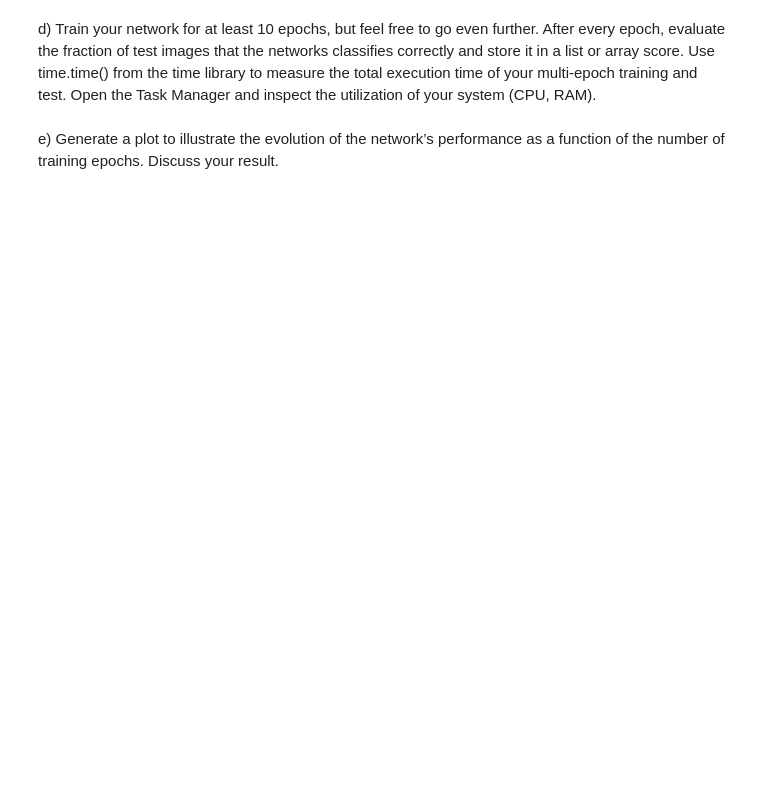
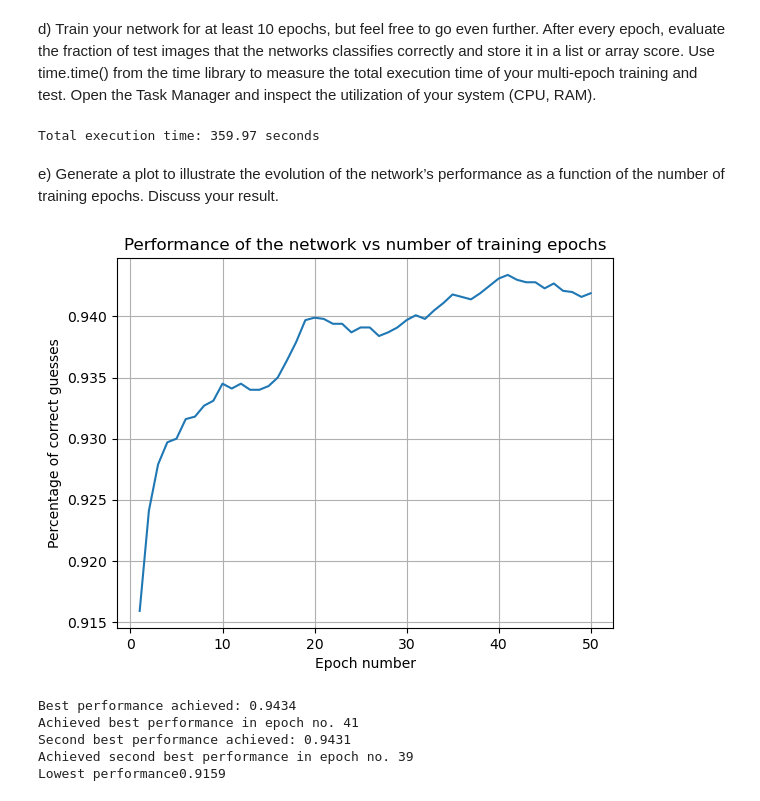
Before and after one commit to PaoAndreCM/neural-networks-labs, a Jupyter notebook: lab_8/Lab8_solution.ipynb, the cells around one changed output. Cells and saved outputs as stored; diff of their text form; code cells hidden in the pictures; blank space fills up the shorter version.

```diff
--- a/lab_8/Lab8_solution.ipynb
+++ b/lab_8/Lab8_solution.ipynb
@@ -9,9 +13,7 @@ nodes and a learning rate of 0.6.
 # %%
-from network import neuralNetwork as nn
-
-iNodes = 748
+iNodes = 784
 hNodes = 100
 oNodes = 10
 lRate = 0.6
 
-nn(iNodes, hNodes, oNodes, lRate)
+my_network = nn(iNodes, hNodes, oNodes, lRate)
@@ -40 +23,11 @@ for file in file_list:
+# %%
+import numpy as np
+
+path = '/mnt/share/nnds/mnist/'
+
+trainData = np.load(path+'mnistDataTrain.npy')
+trainLabels = np.load(path+'mnistLabelsTrain.npy')
+
+testData = np.load(path+'mnistDataTest.npy')
+testLabels = np.load(path+'mnistLabelsTest.npy')
 # %% [markdown]
@@ -48,3 +56,42 @@ and test. Open the Task Manager and inspect the utilization of your system (CPU,
+# %%
+start_time = time.time()
+
+number_of_epocs = 50
+score = []
+for n in range(number_of_epocs):
+    my_network.batchTrain(trainData,trainLabels)
+    performance = my_network.evaluate(testData, testLabels)
+    # print("Performance after epoc no. "+ str(n+1) + ": " + str(performance))
+    score.append(performance)
+
+end_time = time.time()
+total_time = end_time - start_time
+print("Total execution time: {:.2f} seconds".format(total_time))
+# %% [output]
+Total execution time: 359.97 seconds
 # %% [markdown]
 e) Generate a plot to illustrate the evolution of the network’s performance as a function of the number
 of training epochs. Discuss your result.
+# %%
+import matplotlib.pyplot as plt
+
+
+plt.plot(range(1,number_of_epocs+1),score)
+plt.title('Performance of the network vs number of training epochs')
+plt.xlabel('Epoch number')
+plt.ylabel('Percentage of correct guesses')
+plt.grid(True)
+# %% [output]
+[figure, added]
+# %%
+print("Best performance achieved: " + str(np.max(score)))
+print("Achieved best performance in epoch no. " + str(np.argmax(score)+1))
+print("Second best performance achieved: " + str(np.max(score[:np.argmax(score)])))
+print("Achieved second best performance in epoch no. " + str(np.argmax(score[:np.argmax(score)])))
+print("Lowest performance" + str(np.min(score)))
+# %% [output]
+Best performance achieved: 0.9434
+Achieved best performance in epoch no. 41
+Second best performance achieved: 0.9431
+Achieved second best performance in epoch no. 39
+Lowest performance0.9159
```
Also changed, not shown: parts of 21 cells of this notebook, 5 other files.
